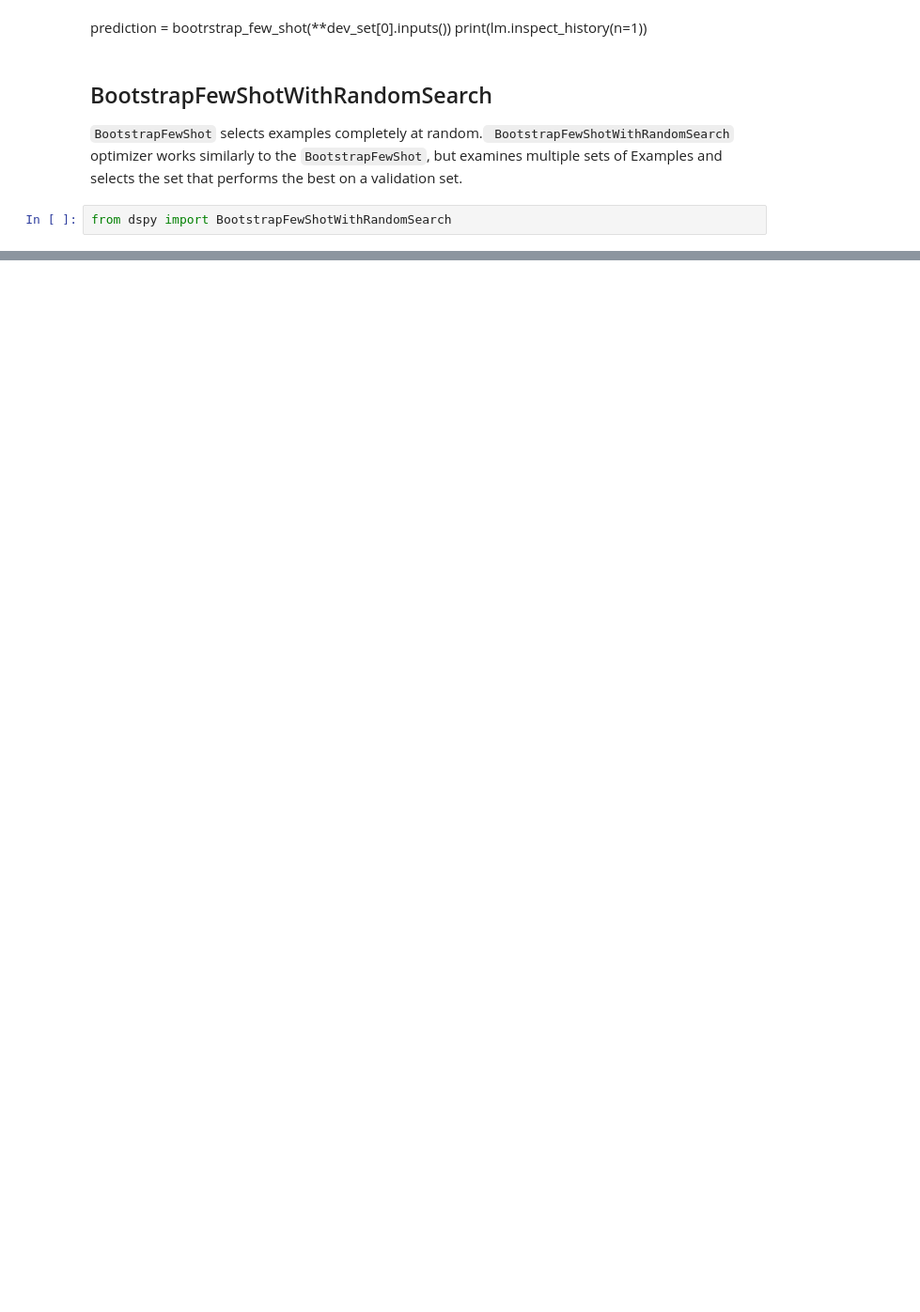
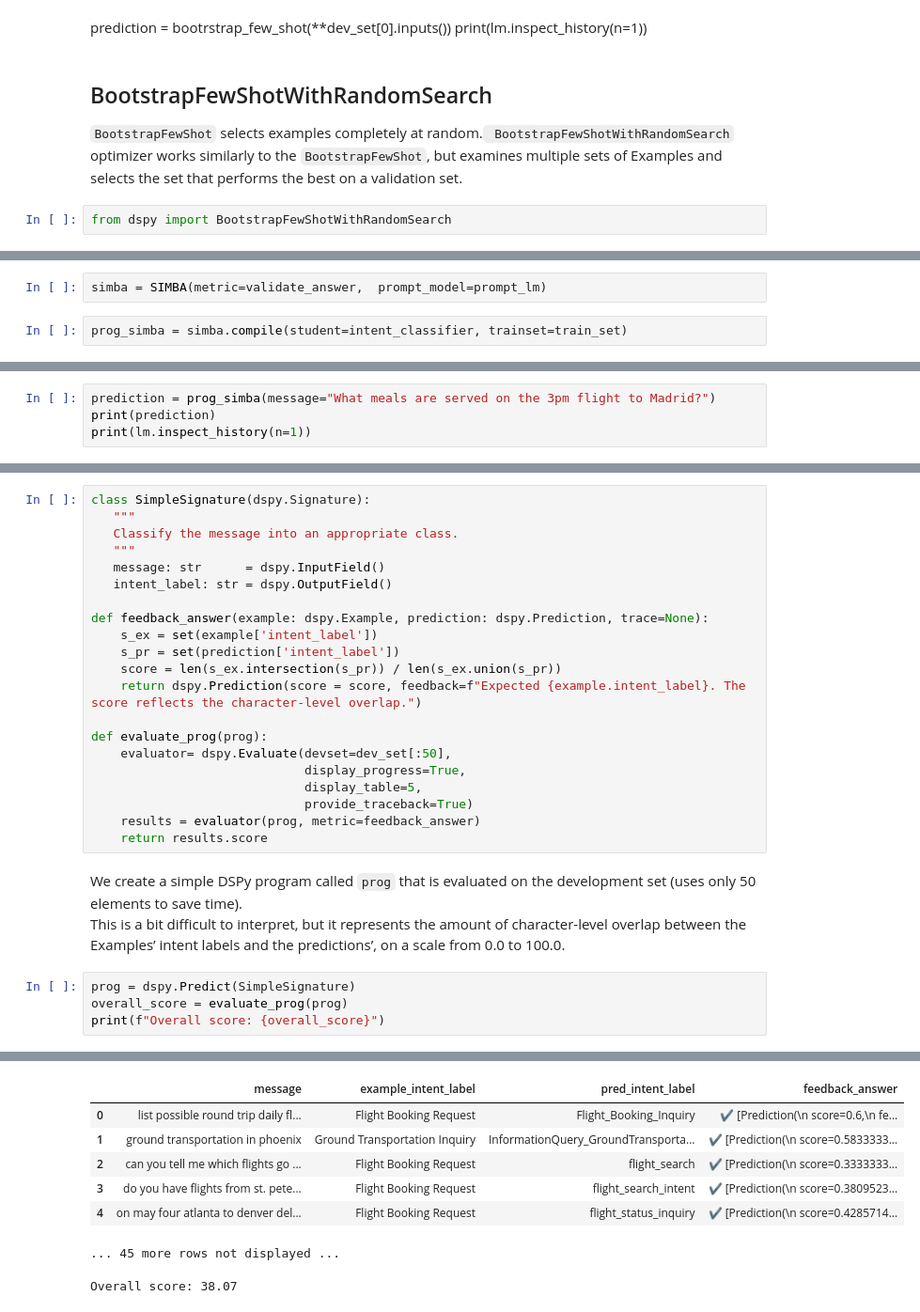
Before and after one commit to CuriousDima/ai, a Jupyter notebook: tools/dspy/Optimization.ipynb, the cells around one changed output, grey strips where cells are left out. Shown at 94% size. Drawn from its saved outputs; the diff is of its cells as text; blank space fills up the shorter version.

```diff
--- a/tools/dspy/Optimization.ipynb
+++ b/tools/dspy/Optimization.ipynb
@@ -423,0 +796,4 @@ None
+# %%
+simba = SIMBA(metric=validate_answer,  prompt_model=prompt_lm)
+# %%
+prog_simba = simba.compile(student=intent_classifier, trainset=train_set)
@@ -423,0 +891,4 @@ None
+# %%
+prediction = prog_simba(message="What meals are served on the 3pm flight to Madrid?")
+print(prediction)
+print(lm.inspect_history(n=1))
@@ -423,0 +917,29 @@ None
+# %%
+class SimpleSignature(dspy.Signature):
+   """
+   Classify the message into an appropriate class.
+   """
+   message: str      = dspy.InputField()
+   intent_label: str = dspy.OutputField()
+
+def feedback_answer(example: dspy.Example, prediction: dspy.Prediction, trace=None):
+    s_ex = set(example['intent_label'])
+    s_pr = set(prediction['intent_label'])
+    score = len(s_ex.intersection(s_pr)) / len(s_ex.union(s_pr))
+    return dspy.Prediction(score = score, feedback=f"Expected {example.intent_label}. The score reflects the character-level overlap.")
+
+def evaluate_prog(prog):
+    evaluator= dspy.Evaluate(devset=dev_set[:50],
+                             display_progress=True,
+                             display_table=5,
+                             provide_traceback=True)
+    results = evaluator(prog, metric=feedback_answer)
+    return results.score
+# %% [markdown]
+We create a simple DSPy program called `prog` that is evaluated on the development set (uses only 50 elements to save time).
+This is a bit difficult to interpret, but it represents the amount of character-level overlap between the Examples’ intent labels and the predictions’, on a scale from 0.0 to 100.0.
+# %%
+prog = dspy.Predict(SimpleSignature)
+overall_score = evaluate_prog(prog)
+print(f"Overall score: {overall_score}")
+# %% [output]
@@ -423,0 +947,8 @@ None
+|  | message | example_intent_label | pred_intent_label | feedback_answer |
+| 0 | list possible round trip daily fl... | Flight Booking Request | Flight_Booking_Inquiry | ✔️ [Prediction(\n score=0.6,\n fe... |
+| 1 | ground transportation in phoenix | Ground Transportation Inquiry | InformationQuery_GroundTransporta... | ✔️ [Prediction(\n score=0.5833333... |
+| 2 | can you tell me which flights go ... | Flight Booking Request | flight_search | ✔️ [Prediction(\n score=0.3333333... |
+| 3 | do you have flights from st. pete... | Flight Booking Request | flight_search_intent | ✔️ [Prediction(\n score=0.3809523... |
+| 4 | on may four atlanta to denver del... | Flight Booking Request | flight_status_inquiry | ✔️ [Prediction(\n score=0.4285714... |
+... 45 more rows not displayed ...
+Overall score: 38.07
```
Also changed, not shown: parts of 56 cells of this notebook, 2 other files.
